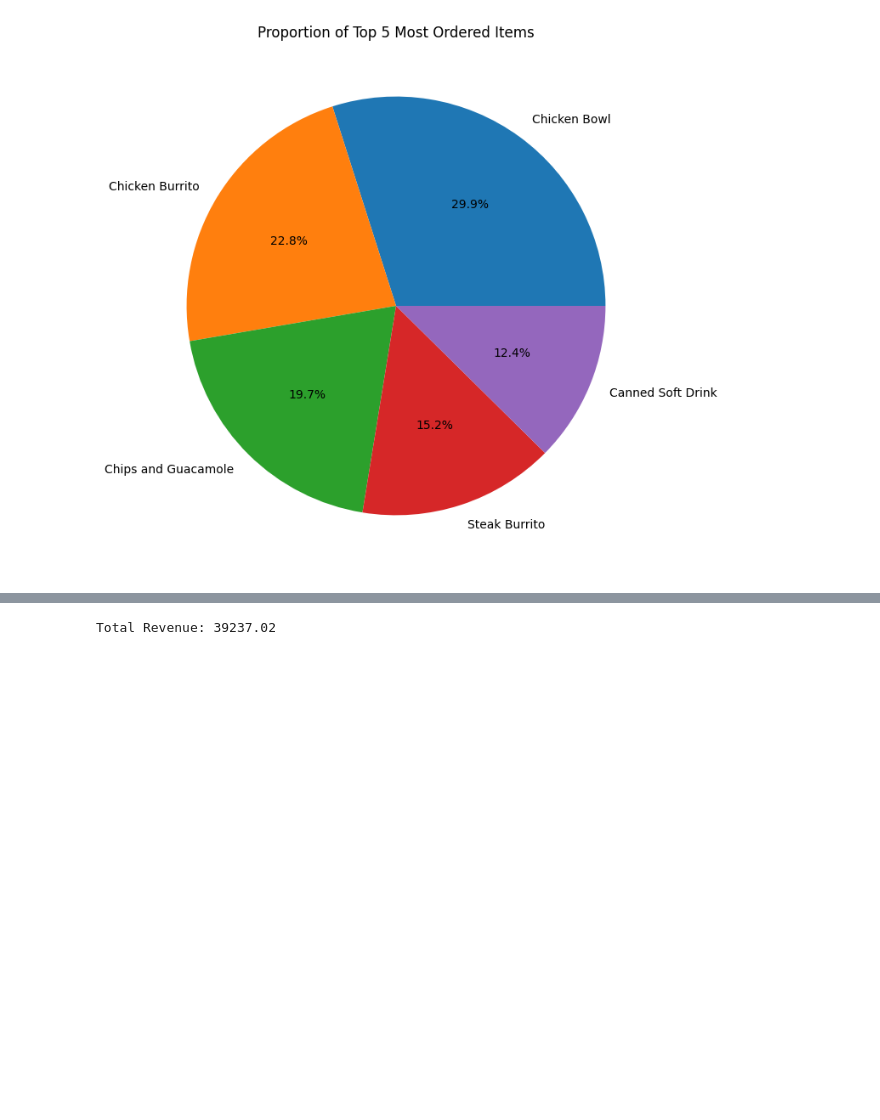
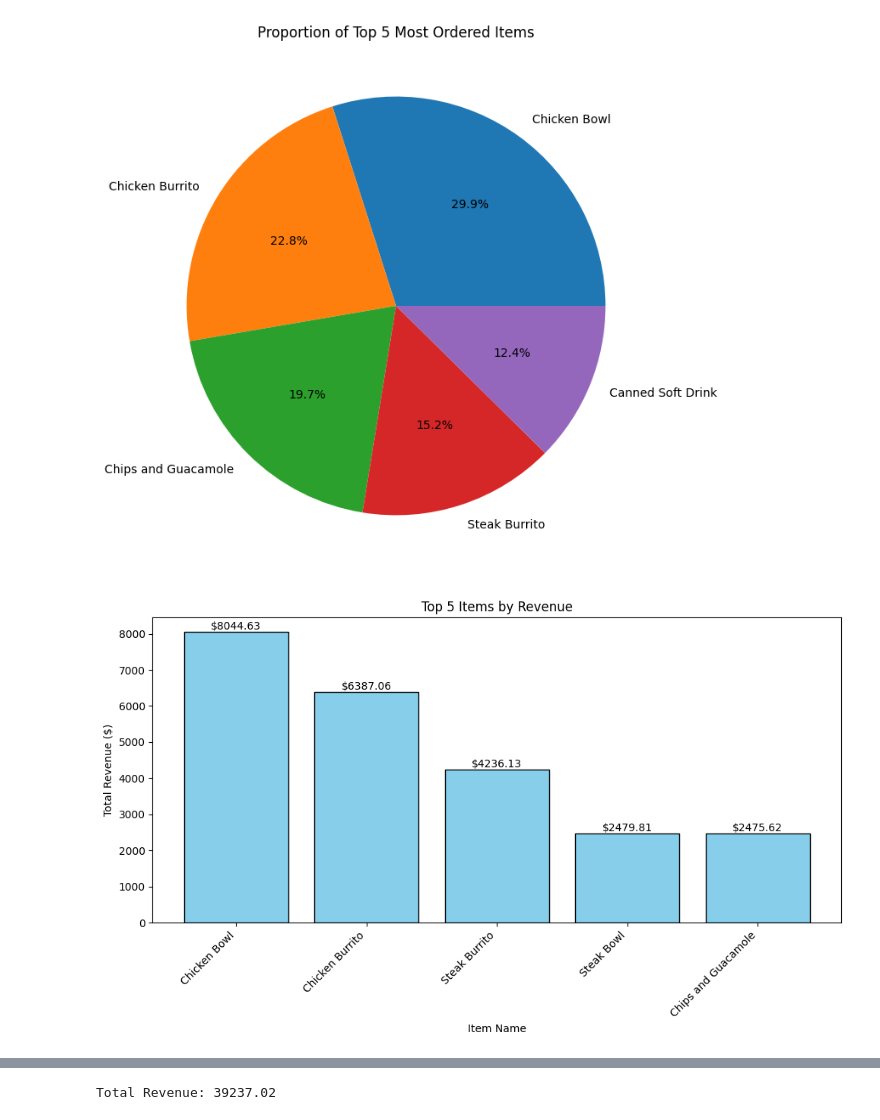
Before and after one commit to Piyushvishnoi/Python_Pandas_Project, a Jupyter notebook: Final_project_panda.ipynb, the cells around one changed output, grey strips where cells are left out. Cells and saved outputs as stored; diff of their text form; code cells hidden in the pictures; blank space fills up the shorter version.

```diff
--- a/Final_project_panda.ipynb
+++ b/Final_project_panda.ipynb
@@ -373,3 +374,32 @@ plt.ylabel('')
 plt.show()
 # %% [output]
 [figure]
+# %%
+
+# Convert item_price to float (if not already done)
+#data_copy['item_price'] = data_copy['item_price'].str.replace('$', '').astype(float)
+
+# Calculate total revenue for each item
+data_copy['total_revenue'] = data_copy['quantity'] * data_copy['item_price']
+revenue_by_item = data_copy.groupby('item_name')['total_revenue'].sum().reset_index()
+
+# Sort items by revenue to find the top 5
+top_5_items = revenue_by_item.sort_values(by='total_revenue', ascending=False).head(5)
+
+# Plot the histogram for the top 5 items
+plt.figure(figsize=(10, 6))
+bars = plt.bar(top_5_items['item_name'], top_5_items['total_revenue'], color='skyblue', edgecolor='black')
+
+# Add revenue values on top of each bar
+for bar in bars:
+    height = bar.get_height()
+    plt.text(bar.get_x() + bar.get_width() / 2, height, f'${height:.2f}', ha='center', va='bottom')
+
+plt.xlabel('Item Name')
+plt.ylabel('Total Revenue ($)')
+plt.title('Top 5 Items by Revenue')
+plt.xticks(rotation=45, ha='right')  # Rotate x-axis labels for better readability
+plt.tight_layout()  # Adjust layout to prevent overlapping
+plt.show()
+# %% [output]
+[figure, added]
```
Also changed, not shown: parts of 6 cells of this notebook.
